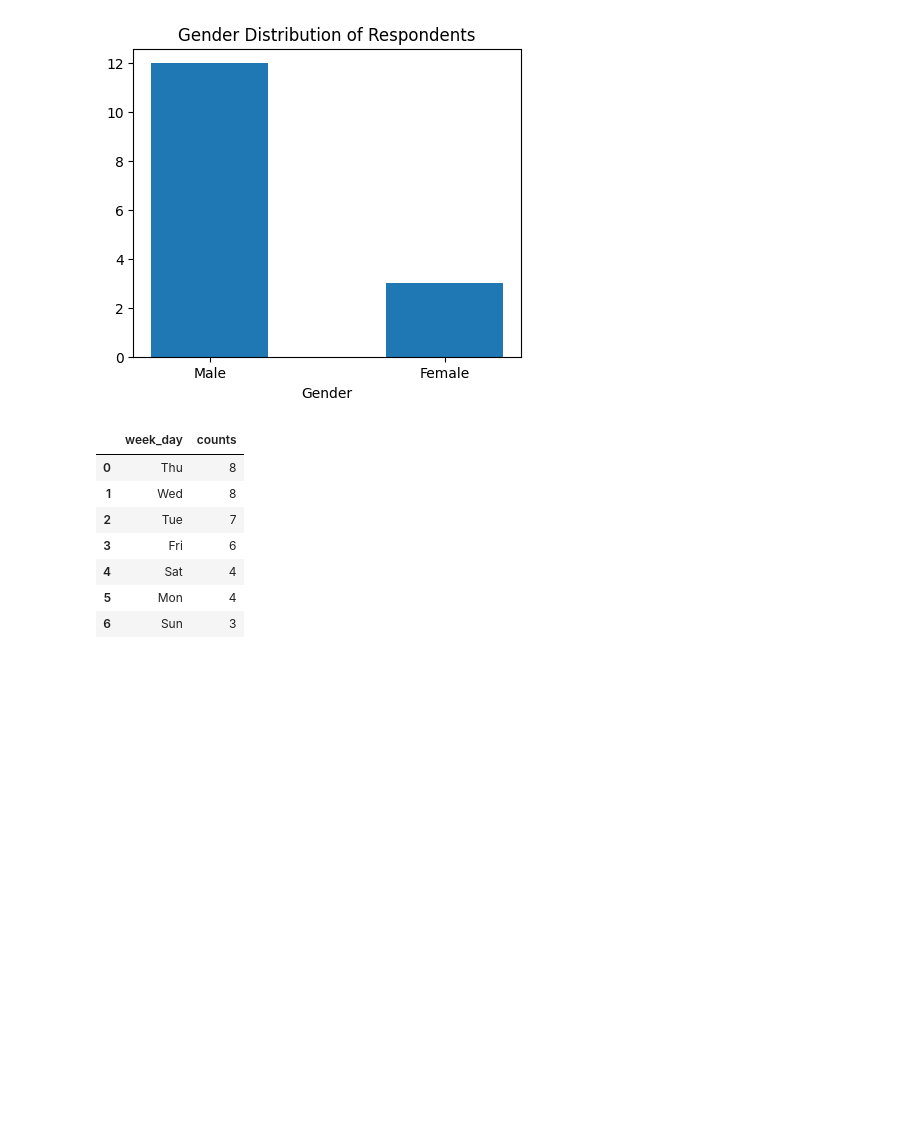
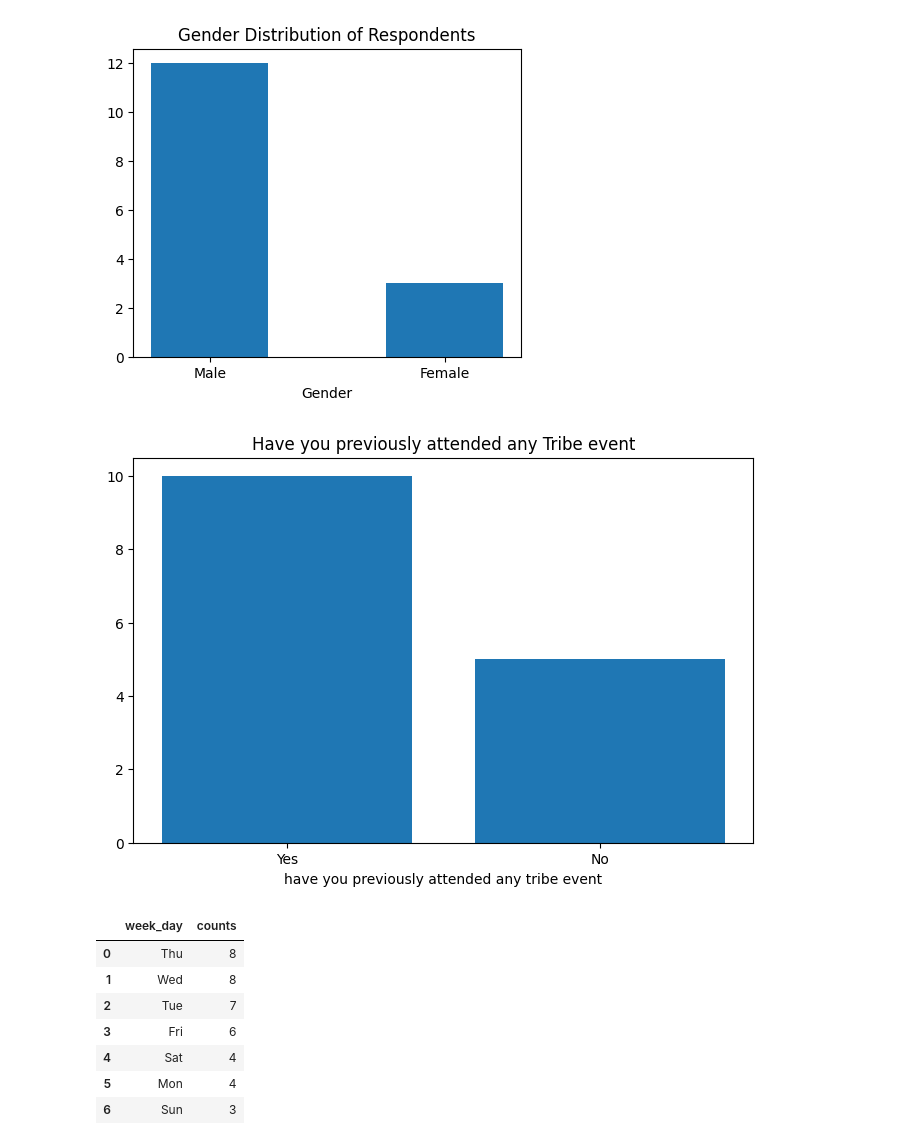
Before and after one commit to djibril968/Tribe_related_projects, a Jupyter notebook: spring_events_analytics.ipynb, the cells around one changed output. Cells and saved outputs as stored; diff of their text form; code cells hidden in the pictures; blank space fills up the shorter version.

Commit message:
spring_events_analytics 07_08 initial commit

```diff
--- a/spring_events_analytics.ipynb
+++ b/spring_events_analytics.ipynb
@@ -321,6 +321,17 @@ plt.xlabel('Gender')
 plt.show()
 # %% [output]
 [figure]
+# %%
+#Have you previously attended any Tribe event
+prev_event_att
+plt.figure(figsize= (8, 5))
+plt.bar(prev_event_att['Have you previously attended any events organized by Tribe?']
+        , prev_event_att['counts'])
+plt.xlabel('have you previously attended any tribe event')
+plt.title('Have you previously attended any Tribe event')
+plt.show()
+# %% [output]
+[figure, added]
 # %%
 day_pref.rename(columns={'What day of the week are most convenient for you to attend events?': 'week_day'}, inplace= True)
 # %%
```
Also changed, not shown: parts of 1 cell of this notebook.
